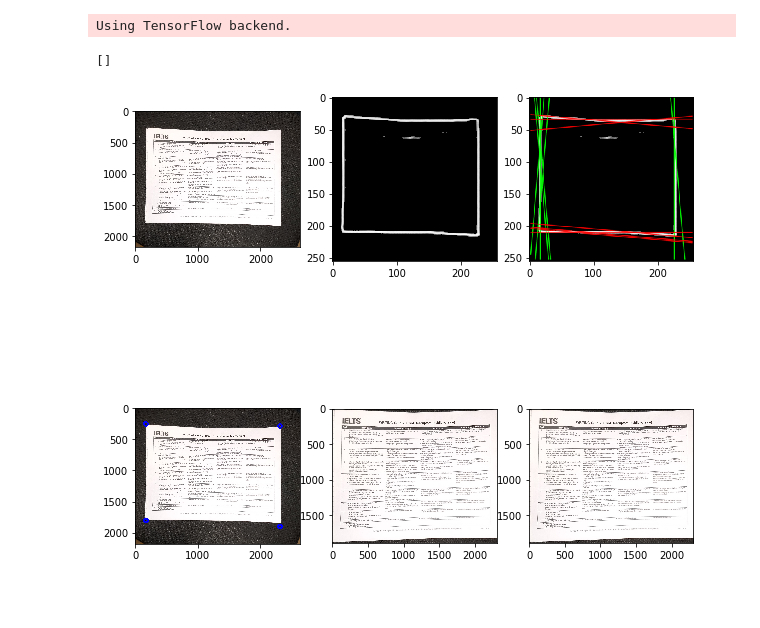
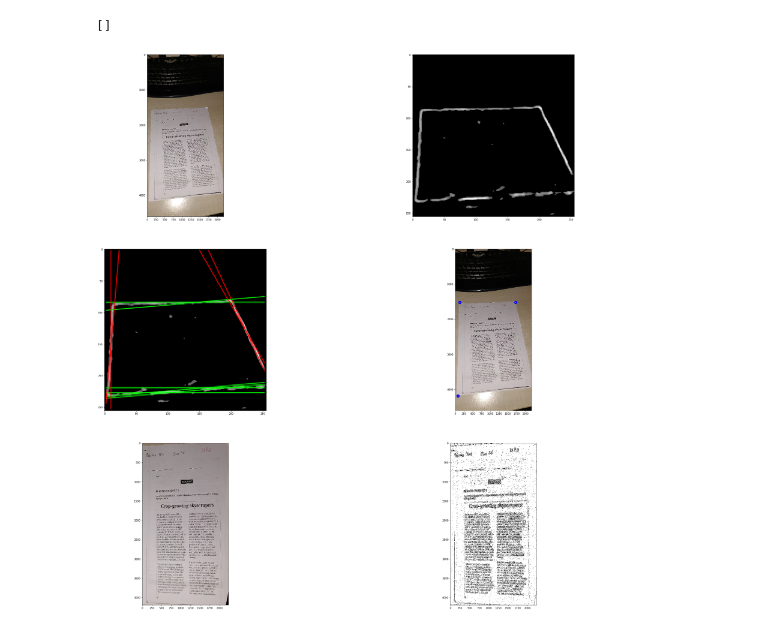
Before and after one commit to federico-terzi/koda, a Jupyter notebook: front-end.ipynb, the cells around one changed output. Saved outputs shown, nothing was run; the diff lists cells and outputs as text; code cells hidden in the pictures; blank space fills up the shorter version.

Commit message:
Fix detection engine

```diff
--- a/front-end.ipynb
+++ b/front-end.ipynb
@@ -1,56 +1,28 @@
 # %%
 import koda
 from matplotlib import pyplot as plt
 import cv2
 import numpy as np
 import math
 %matplotlib inline
 
-#for i in range(7):
-fig, axes = plt.subplots(2, 3, figsize=(10, 10))
+fig, axes = plt.subplots(3, 2, figsize=(40, 40))
 
-# Load image
-file = 'dataset/IMG_%d.jpg' % 0
+# Read image
+file = 'dataset/IMG_%d.jpg' % 5
 img = cv2.imread(file, cv2.IMREAD_COLOR)
+
+# Load image into koda engine
 doc, imgs = koda.load(img)
+
+# Show koda pipeline
 axes[0][0].imshow(cv2.cvtColor(img, cv2.COLOR_BGR2RGB))
 axes[0][1].imshow(cv2.cvtColor(imgs['edges'], cv2.COLOR_GRAY2RGB))
-axes[0][2].imshow(cv2.cvtColor(imgs['hough_lines'], cv2.COLOR_BGR2RGB))
-axes[1][0].imshow(cv2.cvtColor(imgs['corners'], cv2.COLOR_BGR2RGB))
-axes[1][1].imshow(cv2.cvtColor(imgs['warp'], cv2.COLOR_BGR2RGB))
-axes[1][2].imshow(cv2.cvtColor(imgs['color_correction'], cv2.COLOR_BGR2RGB))
-
-
-# Plot edges detection image
-#axes[1].imshow(cv2.cvtColor(cdetector.edges_img, cv2.COLOR_GRAY2RGB))
-
-# Plot Hough lines
-#im_lines = cv2.cvtColor(cdetector.edges_img.copy(), cv2.COLOR_GRAY2BGR)
-#colors = [(0,255,0),(0,0,255)]
-#for j, lines in enumerate(cdetector.hough_lines):
-#    im_lines = kutils.draw_polar_lines(im_lines, lines, colors[j])
-#axes[1].imshow(cv2.cvtColor(im_lines, cv2.COLOR_BGR2RGB))
-
-# Plot corners
-#im_corners = img.copy()
-#for x,y in corners:
-#     cv2.circle(im_corners, (x,y), 30, (255, 0, 0), 30)
-
-#axes[0].imshow(cv2.cvtColor(im_corners, cv2.COLOR_BGR2RGB))
-
-# Warping
-#shape = (corners.max(axis=0)[0], corners.max(axis=0)[1])
-#dst_corners = np.array([[0,0],
-#                        [0, shape[1]],
-#                        [shape[0], 0],
-#                        [shape[0], shape[1]]])
-#M = cv2.getPerspectiveTransform(corners.astype(np.float32), dst_corners.astype(np.float32))
-#warped = cv2.warpPerspective(img, M, shape)
-
-# Plot warped image
-#axes[1].imshow(cv2.cvtColor(warped, cv2.COLOR_BGR2RGB))
+axes[1][0].imshow(cv2.cvtColor(imgs['hough_lines'], cv2.COLOR_BGR2RGB))
+axes[1][1].imshow(cv2.cvtColor(imgs['corners'], cv2.COLOR_BGR2RGB))
+axes[2][0].imshow(cv2.cvtColor(imgs['warp'], cv2.COLOR_BGR2RGB))
+axes[2][1].imshow(cv2.cvtColor(imgs['color_correction'], cv2.COLOR_GRAY2RGB))
 plt.plot()
 # %% [output]
-Using TensorFlow backend.
+[]
-[]
-[figure, old version]
+[figure, new version]
```
Also changed, not shown: parts of 1 cell of this notebook, 1 other file.
